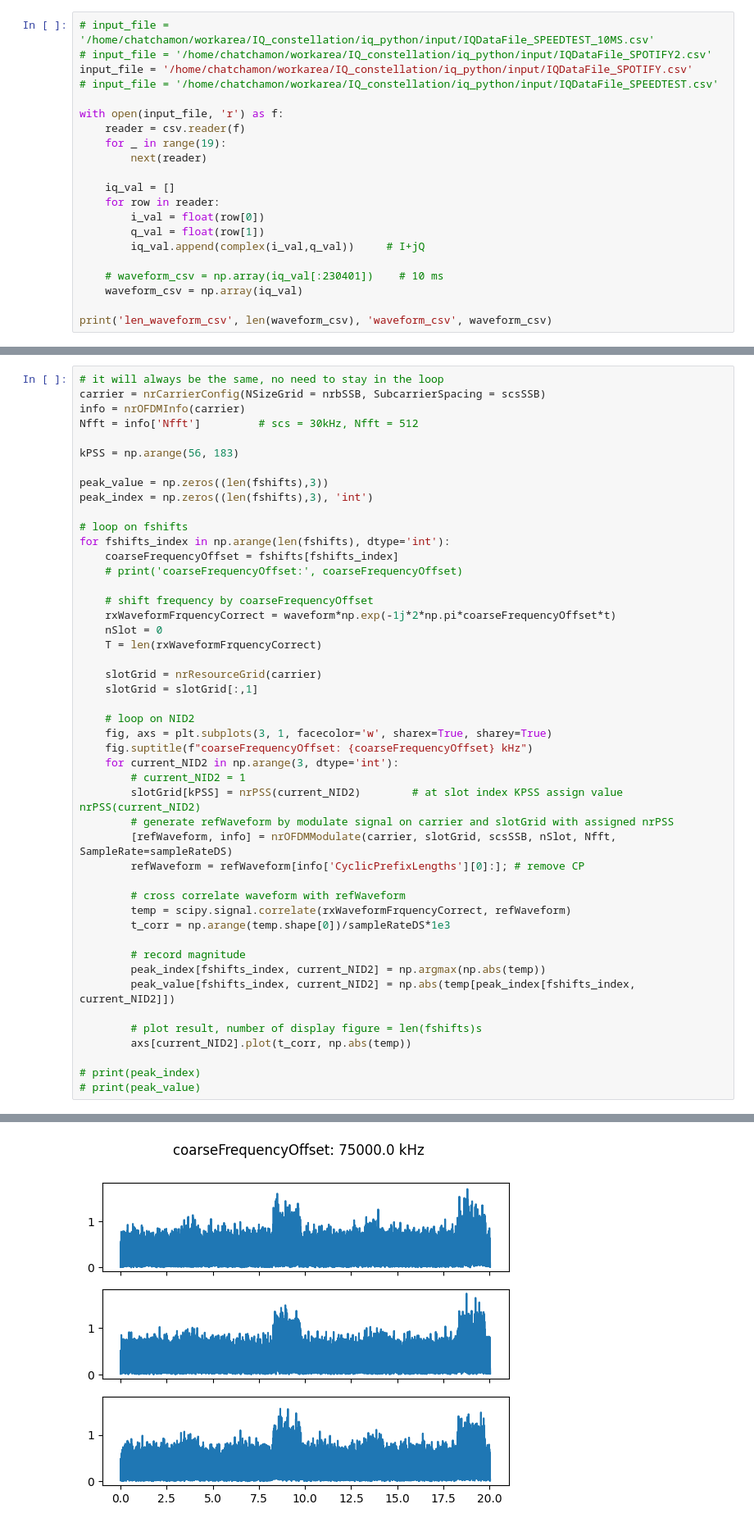
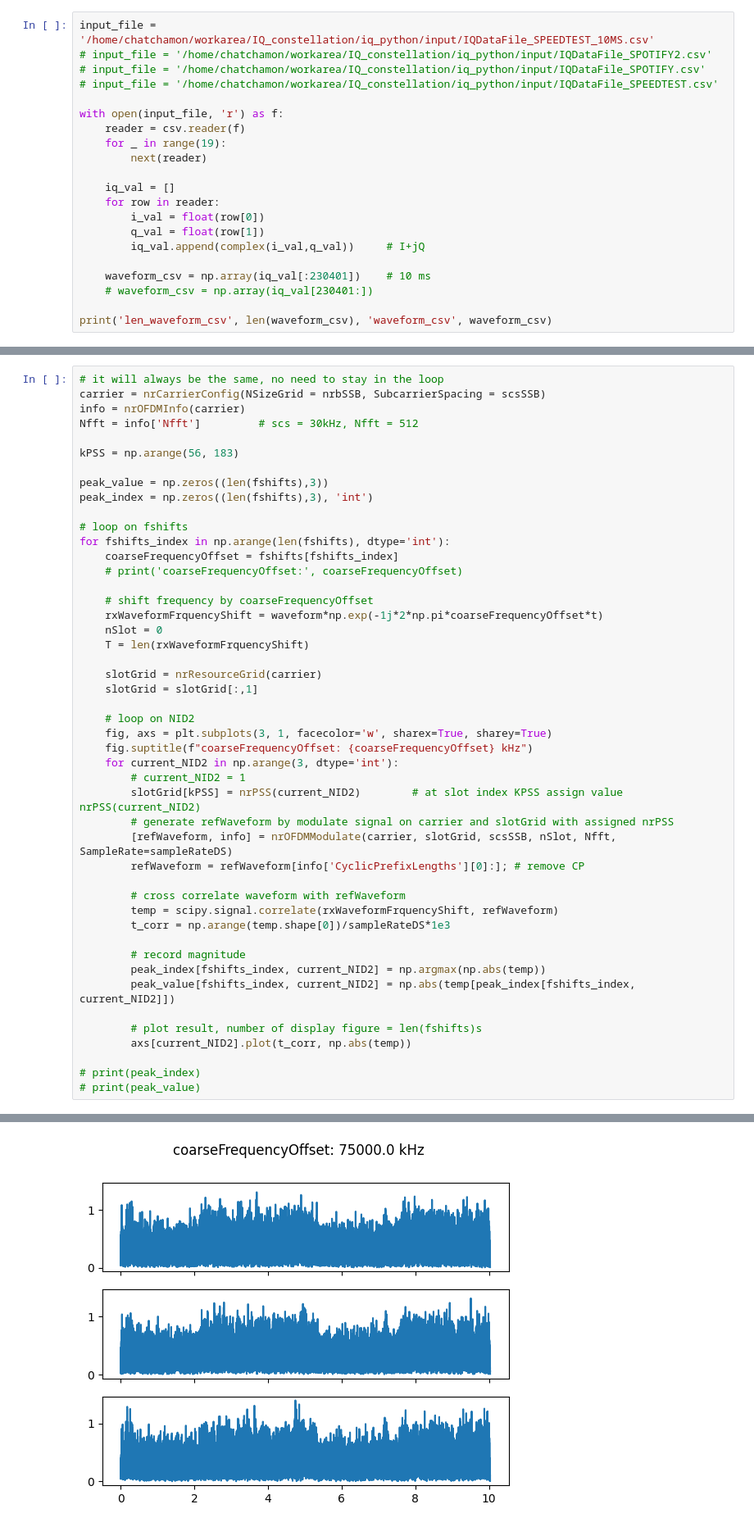
Before and after one commit to pchat-imm/IQ_constellation, a Jupyter notebook: iq_python/merge_clean_t2_loop_wSNR.ipynb, the cells around one changed output, grey strips where cells are left out. Shown at 82% size. Saved outputs shown, nothing was run; the diff lists cells and outputs as text.

```diff
--- a/iq_python/merge_clean_t2_loop_wSNR.ipynb
+++ b/iq_python/merge_clean_t2_loop_wSNR.ipynb
@@ -5,9 +5,9 @@ import csv
 import matplotlib.pyplot as plt
 from py3gpp import *
 # %%
-# input_file = '/home/chatchamon/workarea/IQ_constellation/iq_python/input/IQDataFile_SPEEDTEST_10MS.csv'
+input_file = '/home/chatchamon/workarea/IQ_constellation/iq_python/input/IQDataFile_SPEEDTEST_10MS.csv'
 # input_file = '/home/chatchamon/workarea/IQ_constellation/iq_python/input/IQDataFile_SPOTIFY2.csv'
-input_file = '/home/chatchamon/workarea/IQ_constellation/iq_python/input/IQDataFile_SPOTIFY.csv'
+# input_file = '/home/chatchamon/workarea/IQ_constellation/iq_python/input/IQDataFile_SPOTIFY.csv'
 # input_file = '/home/chatchamon/workarea/IQ_constellation/iq_python/input/IQDataFile_SPEEDTEST.csv'
 
 with open(input_file, 'r') as f:
@@ -21,8 +21,8 @@ with open(input_file, 'r') as f:
         q_val = float(row[1])
         iq_val.append(complex(i_val,q_val))     # I+jQ
 
-    # waveform_csv = np.array(iq_val[:230401])    # 10 ms
-    waveform_csv = np.array(iq_val)
+    waveform_csv = np.array(iq_val[:230401])    # 10 ms
+    # waveform_csv = np.array(iq_val[230401:])
 
 print('len_waveform_csv', len(waveform_csv), 'waveform_csv', waveform_csv)
 # %% [output]
@@ -87,9 +90,9 @@ for fshifts_index in np.arange(len(fshifts), dtype='int'):
     # print('coarseFrequencyOffset:', coarseFrequencyOffset)
 
     # shift frequency by coarseFrequencyOffset
-    rxWaveformFrquencyCorrect = waveform*np.exp(-1j*2*np.pi*coarseFrequencyOffset*t)
+    rxWaveformFrquencyShift = waveform*np.exp(-1j*2*np.pi*coarseFrequencyOffset*t)
     nSlot = 0
-    T = len(rxWaveformFrquencyCorrect)
+    T = len(rxWaveformFrquencyShift)
 
     slotGrid = nrResourceGrid(carrier)
     slotGrid = slotGrid[:,1]
@@ -105,7 +108,7 @@ for fshifts_index in np.arange(len(fshifts), dtype='int'):
         refWaveform = refWaveform[info['CyclicPrefixLengths'][0]:]; # remove CP
 
         # cross correlate waveform with refWaveform
-        temp = scipy.signal.correlate(rxWaveformFrquencyCorrect, refWaveform)
+        temp = scipy.signal.correlate(rxWaveformFrquencyShift, refWaveform)
         t_corr = np.arange(temp.shape[0])/sampleRateDS*1e3
 
         # record magnitude
@@ -132 +135 @@ for fshifts_index in np.arange(len(fshifts), dtype='int'):
-[figure, old version]
+[figure, new version]
```
Also changed, not shown: parts of 6 cells of this notebook.
